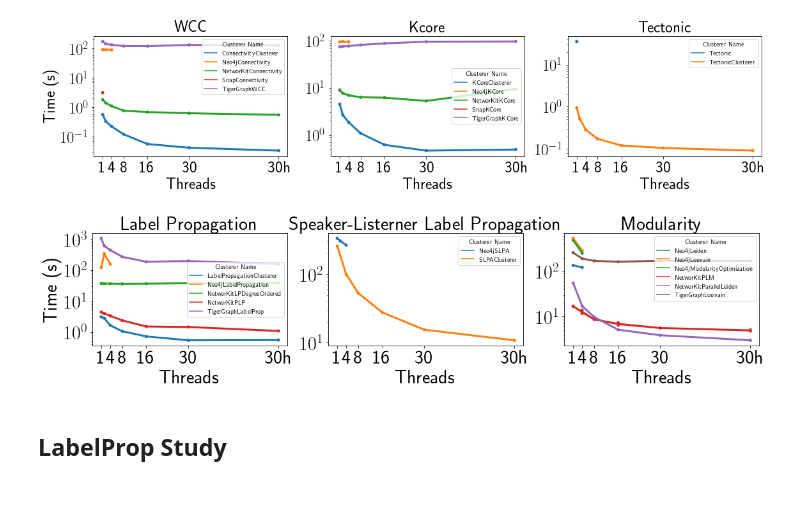
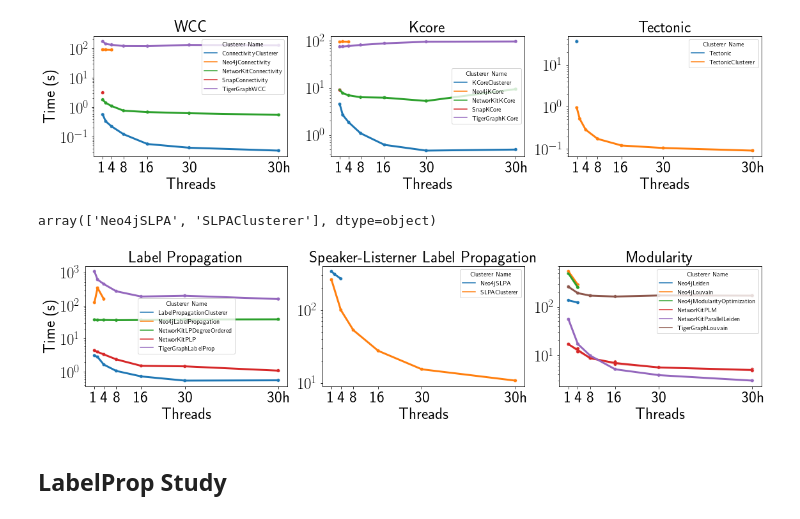
Before and after one commit to ParAlg/ParClusterers, a Jupyter notebook: plotting/plot_running_time.ipynb, the cells around one changed output. Drawn from its saved outputs; the diff is of its cells as text; code cells hidden in the pictures.

```diff
--- a/plotting/plot_running_time.ipynb
+++ b/plotting/plot_running_time.ipynb
@@ -86,6 +87,10 @@ plt.tight_layout()
 plt.savefig("../results/runtime.pdf")
 # %% [output]
 [figure]
+# %%
+df_slpa["Clusterer Name"].unique()
+# %% [output]
+array(['Neo4jSLPA', 'SLPAClusterer'], dtype=object)
 # %%
 df = pd.read_csv("/Users/sy/Desktop/MIT/clusterer/csv/Graph Clustering Framework  - scalability_label.csv")
 df = df[~df["Clusterer Name"].isin(["SLPAClusterer"])] # SPLAClusterer is using wrong config
@@ -94,41 +99,41 @@ df = pd.concat([df, df2])
 df = df[df["Round"] != 0] # remove first round
 df = df.dropna(how='all')
 df['Config'].fillna('none', inplace=True)
-
+fontsize=25
 # Average over rounds
 df = df.groupby(['Clusterer Name', 'Input Graph', 'Threads', 'Config'])['Cluster Time'].mean().reset_index()
 
 df_lp = df[df["Clusterer Name"].isin(['LabelPropagationClusterer', 'Neo4jLabelPropagation',
                                'NetworKitLPDegreeOrdered', 'NetworKitPLP', 'TigerGraphLabelProp'])]
 df_slpa =  df[df["Clusterer Name"].isin(["Neo4jSLPA", "SLPAClusterer", "TigerGraphSLLabelProp"])]
 df_modularity = df[df["Clusterer Name"].isin(['Neo4jLeiden', 'Neo4jLouvain', 'Neo4jModularityOptimization',
                                               'NetworKitPLM', 'NetworKitParallelLeiden', 'TigerGraphLouvain'])]
 
 fig, axs = plt.subplots(1, 3, constrained_layout=False, figsize =(16,4))#, gridspec_kw=gs_kw)
 ax = axs[0]
 plot_data(df_lp, ax)
 common_ax_style(ax)
 ax.set_title("Label Propagation", fontsize=fontsize)
 ax.set_ylabel("Time (s)", fontsize = fontsize)
 
 ax = axs[1]
 plot_data(df_slpa, ax)
 common_ax_style(ax)
 ax.set_title("Speaker-Listerner Label Propagation", fontsize=fontsize)
 ax.set_ylabel("")
 
 ax = axs[2]
 plot_data(df_modularity, ax)
 common_ax_style(ax)
 ax.set_title("Modularity", fontsize=fontsize)
 ax.set_ylabel("")
 
 
 
 plt.tight_layout()
 plt.savefig("../results/runtime_lp.pdf")
 # %% [output]
-[figure, old version]
+[figure, new version]
 # %% [markdown]
 ## LabelProp Study
 # %%
```
Also changed, not shown: parts of 9 cells of this notebook.
